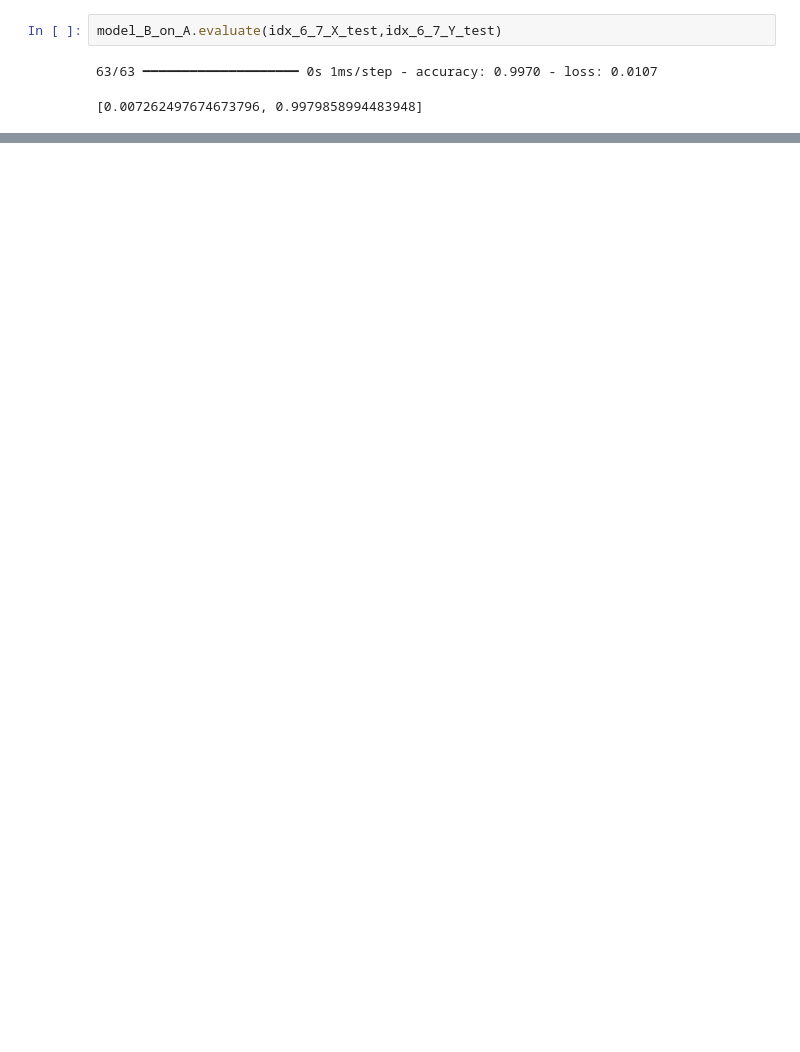
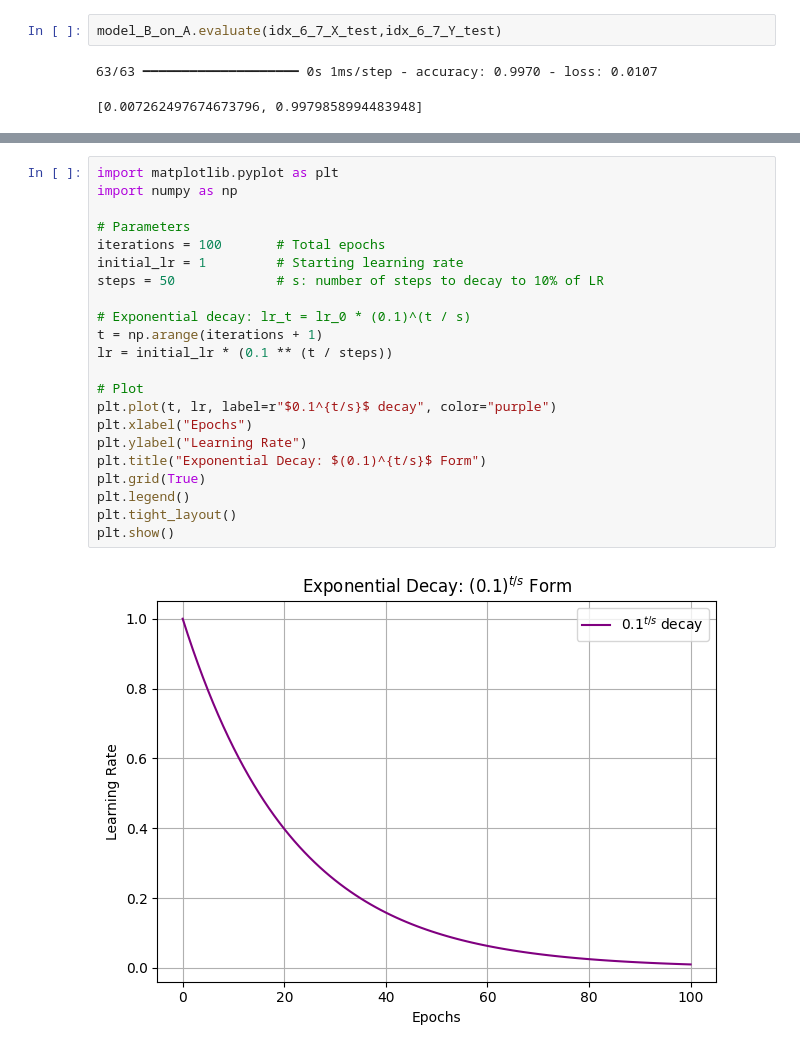
Before and after one commit to akshatkhatri/Machine_learning_playground, a Jupyter notebook: Chapter_10_geron/ann.ipynb, the cells around one changed output, grey strips where cells are left out. Saved outputs shown, nothing was run; the diff lists cells and outputs as text; blank space fills up the shorter version.

```diff
--- a/Chapter_10_geron/ann.ipynb
+++ b/Chapter_10_geron/ann.ipynb
@@ -817,0 +851,24 @@ model_B_on_A.evaluate(idx_6_7_X_test,idx_6_7_Y_test)
+# %%
+import matplotlib.pyplot as plt
+import numpy as np
+
+# Parameters
+iterations = 100       # Total epochs
+initial_lr = 1         # Starting learning rate
+steps = 50             # s: number of steps to decay to 10% of LR
+
+# Exponential decay: lr_t = lr_0 * (0.1)^(t / s)
+t = np.arange(iterations + 1)
+lr = initial_lr * (0.1 ** (t / steps))
+
+# Plot
+plt.plot(t, lr, label=r"$0.1^{t/s}$ decay", color="purple")
+plt.xlabel("Epochs")
+plt.ylabel("Learning Rate")
+plt.title("Exponential Decay: $(0.1)^{t/s}$ Form")
+plt.grid(True)
+plt.legend()
+plt.tight_layout()
+plt.show()
+# %% [output]
+[figure, added]
```
Also changed, not shown: parts of 7 cells of this notebook.
